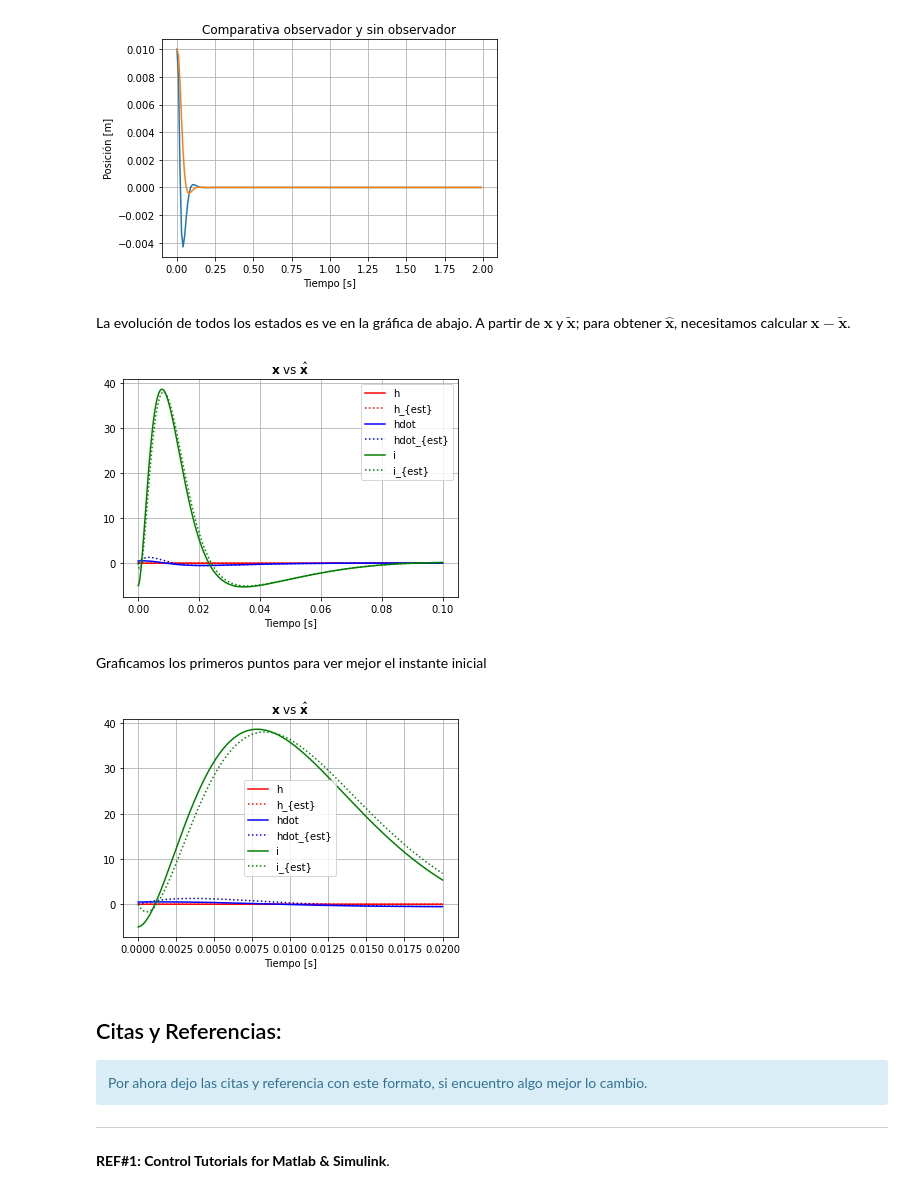
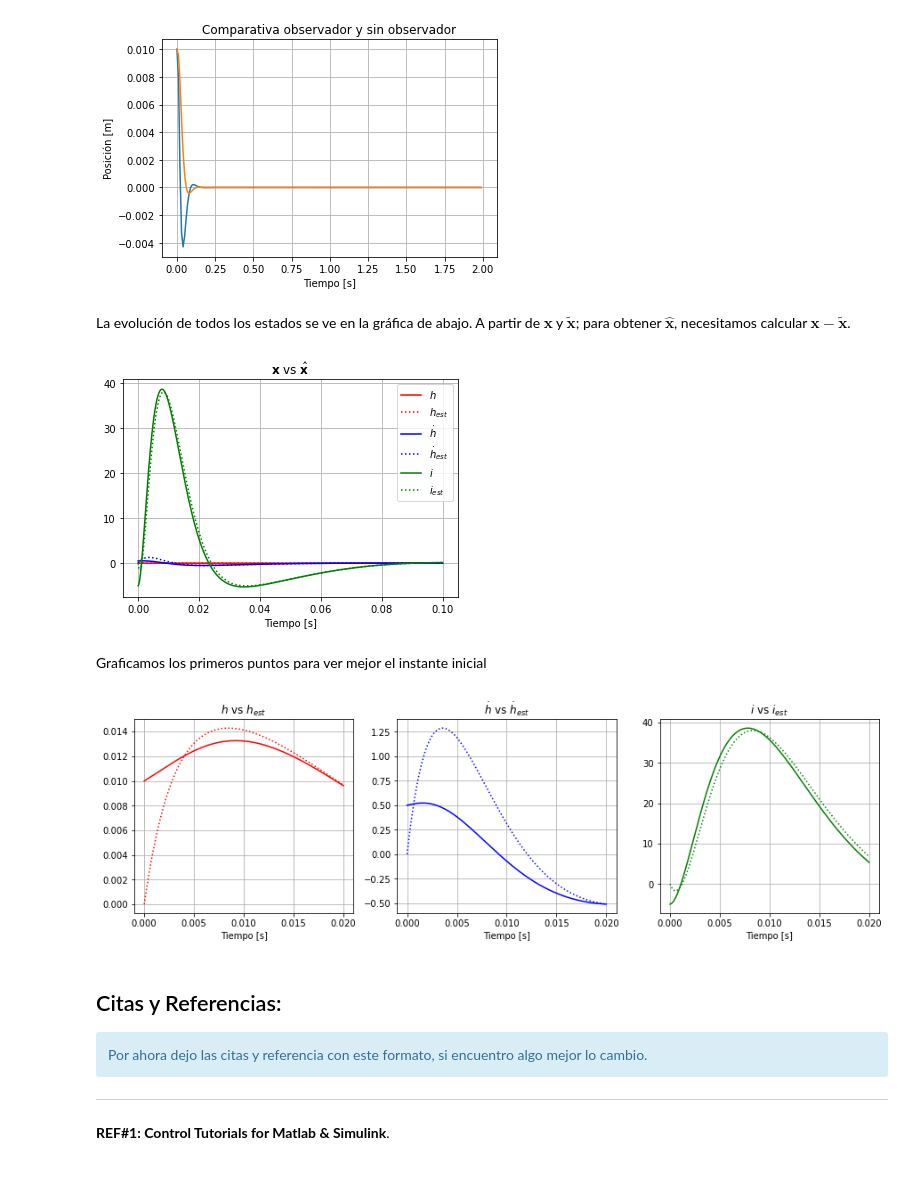
Before and after one commit to juanodecc/ejemplos_dyc, a Jupyter notebook: espacio_estado/maglev/maglev_ss.ipynb, the cells around one changed output. Cells and saved outputs as stored; diff of their text form; code cells hidden in the pictures.

```diff
--- a/espacio_estado/maglev/maglev_ss.ipynb
+++ b/espacio_estado/maglev/maglev_ss.ipynb
@@ -437,7 +437,7 @@ plt.ylabel('Posición [m]');
 # %% [output]
 [figure]
 # %% [markdown]
-La evolución de todos los estados es ve en la gráfica de abajo. A partir de $\mathbf{x}$ y $\tilde{\mathbf{x}}$; para obtener $\hat{\mathbf{x}}$, necesitamos calcular $\mathbf{x} - \tilde{\mathbf{x}}$.
+La evolución de todos los estados se ve en la gráfica de abajo. A partir de $\mathbf{x}$ y $\tilde{\mathbf{x}}$; para obtener $\hat{\mathbf{x}}$, necesitamos calcular $\mathbf{x} - \tilde{\mathbf{x}}$.
 # %%
 t = np.arange(0,.1,1E-6);
 x0 = [0.01,0.5,-5];
@@ -454,25 +454,32 @@ plt.plot(t,x[0,:],
          '-g',t,x_est[2,:],':g')
 
 plt.title(r'$\mathbf{x}$ vs $\hat{\mathbf{x}}$')
-plt.legend(['h','h_{est}','hdot','hdot_{est}','i','i_{est}'])
+plt.legend(['$h$','$h_{est}$','$\dot h$','$\dot h_{est}$','$i$','$i_{est}$'])
 plt.grid()
 plt.xlabel('Tiempo [s]');
 # %% [output]
-[figure, old version]
+[figure, new version]
 # %% [markdown]
 Graficamos los primeros puntos para ver mejor el instante inicial
 # %%
-plt.plot(t[0:20000],x[0,0:20000],
-         '-r',t[0:20000],x_est[0,0:20000],':r',t[0:20000],x[1,0:20000],
-         '-b',t[0:20000],x_est[1,0:20000],':b',t[0:20000],x[2,0:20000],
-         '-g',t[0:20000],x_est[2,0:20000],':g')
+fig, axes = plt.subplots(1, 3, figsize=(15, 4))
 
-plt.title(r'$\mathbf{x}$ vs $\hat{\mathbf{x}}$')
-plt.legend(['h','h_{est}','hdot','hdot_{est}','i','i_{est}'])
-plt.grid()
-plt.xlabel('Tiempo [s]');
+axes[0].plot(t[0:20000],x[0,0:20000],'-r',t[0:20000],x_est[0,0:20000],':r')
+axes[0].set_title('$h$ vs $h_{est}$')
+axes[0].grid()
+axes[0].set_xlabel('Tiempo [s]');
+
+axes[1].plot(t[0:20000],x[1,0:20000],'-b',t[0:20000],x_est[1,0:20000],':b')
+axes[1].set_title('$\dot h$ vs $\dot h_{est}$')
+axes[1].grid()
+axes[1].set_xlabel('Tiempo [s]');
+
+axes[2].plot(t[0:20000],x[2,0:20000],'-g',t[0:20000],x_est[2,0:20000],':g')
+axes[2].set_title('$i$ vs $i_{est}$');
+axes[2].grid()
+axes[2].set_xlabel('Tiempo [s]');
 # %% [output]
-[figure, old version]
+[figure, new version]
 # %% [markdown]
 <a id="id7"></a>
 ## Citas y Referencias:
```
